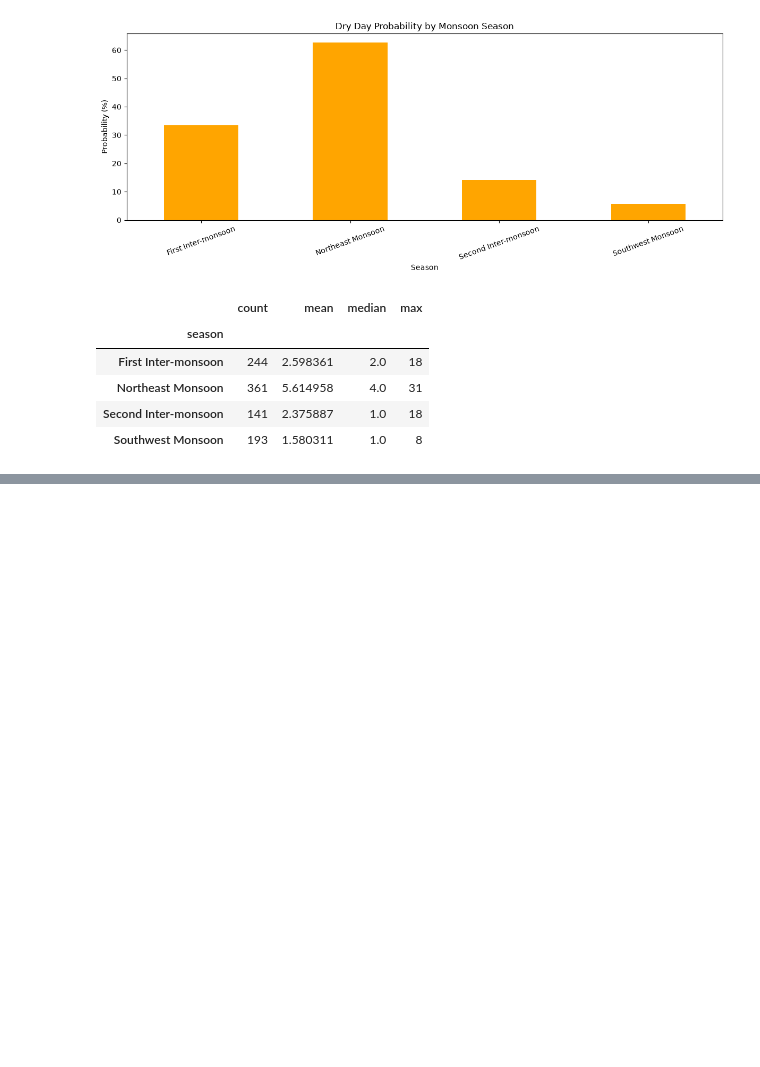
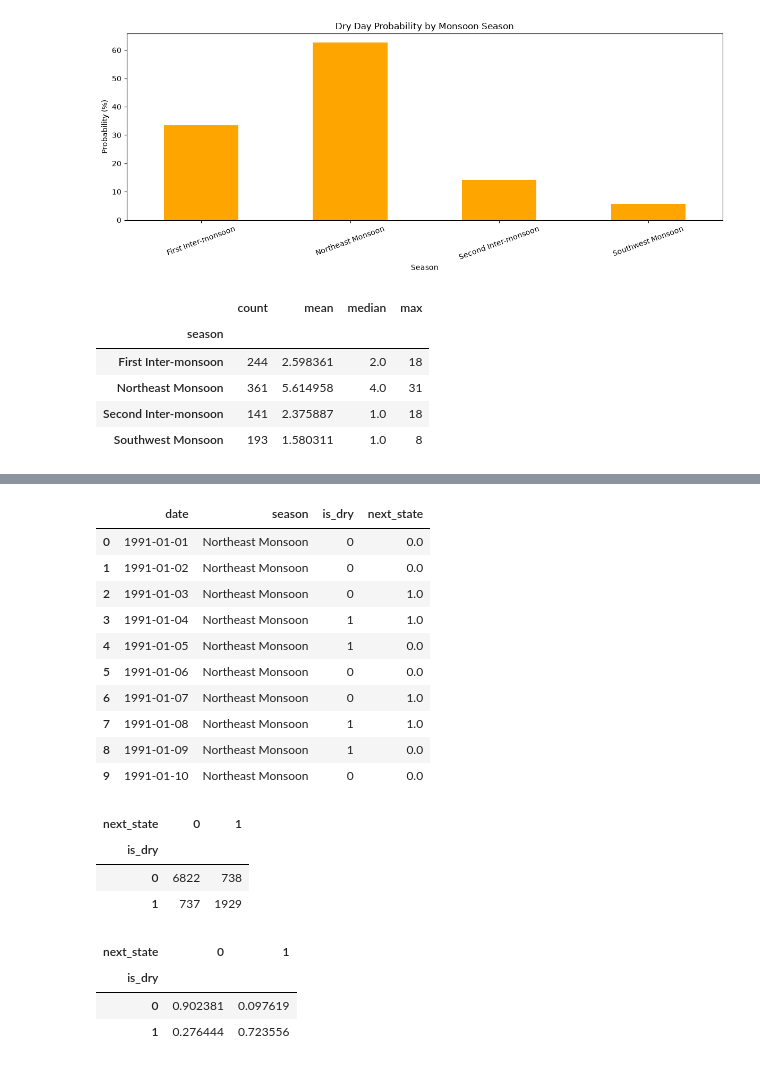
Before and after one commit to NikiniBandara/colombo-monsoon-dry-spell-simulator, a Jupyter notebook: notebook/colombo-monsoon-dry-spell-simulator.ipynb, the cells around one changed output, grey strips where cells are left out. Saved outputs shown, nothing was run; the diff lists cells and outputs as text; code cells hidden in the pictures; blank space fills up the shorter version.

```diff
--- a/notebook/colombo-monsoon-dry-spell-simulator.ipynb
+++ b/notebook/colombo-monsoon-dry-spell-simulator.ipynb
@@ -588,0 +604,16 @@ dry_spells.to_csv(
+# %%
+train_df = df[df["year"] <= 2018].copy()
+test_df = df[df["year"] >= 2019].copy()
+
+print("Training records:", len(train_df))
+print("Testing records:", len(test_df))
+
+print("Training period:",
+      train_df["date"].min(),
+      "to",
+      train_df["date"].max())
+
+print("Testing period:",
+      test_df["date"].min(),
+      "to",
+      test_df["date"].max())
@@ -588,0 +625,29 @@ dry_spells.to_csv(
+# %%
+train_df = train_df.sort_values("date")
+
+train_df["next_state"] = (
+    train_df["is_dry"].shift(-1)
+)
+
+train_df["next_season"] = (
+    train_df["season"].shift(-1)
+)
+
+train_df[[
+    "date",
+    "season",
+    "is_dry",
+    "next_state"
+]].head(10)
+# %% [output]
+|  | date | season | is_dry | next_state |
+| 0 | 1991-01-01 | Northeast Monsoon | 0 | 0.0 |
+| 1 | 1991-01-02 | Northeast Monsoon | 0 | 0.0 |
+| 2 | 1991-01-03 | Northeast Monsoon | 0 | 1.0 |
+| 3 | 1991-01-04 | Northeast Monsoon | 1 | 1.0 |
+| 4 | 1991-01-05 | Northeast Monsoon | 1 | 0.0 |
+| 5 | 1991-01-06 | Northeast Monsoon | 0 | 0.0 |
+| 6 | 1991-01-07 | Northeast Monsoon | 0 | 1.0 |
+| 7 | 1991-01-08 | Northeast Monsoon | 1 | 1.0 |
+| 8 | 1991-01-09 | Northeast Monsoon | 1 | 0.0 |
+| 9 | 1991-01-10 | Northeast Monsoon | 0 | 0.0 |
@@ -588,0 +662,28 @@ dry_spells.to_csv(
+# %%
+transition_counts = pd.crosstab(
+    transition_df["is_dry"],
+    transition_df["next_state"]
+).reindex(
+    index=[0, 1],
+    columns=[0, 1],
+    fill_value=0
+)
+
+transition_counts
+# %% [output]
+| next_state | 0 | 1 |
+| is_dry |  |  |
+| 0 | 6822 | 738 |
+| 1 | 737 | 1929 |
+# %%
+transition_matrix = transition_counts.div(
+    transition_counts.sum(axis=1),
+    axis=0
+)
+
+transition_matrix
+# %% [output]
+| next_state | 0 | 1 |
+| is_dry |  |  |
+| 0 | 0.902381 | 0.097619 |
+| 1 | 0.276444 | 0.723556 |
```
Also changed, not shown: parts of 15 cells of this notebook, 1 other file.
